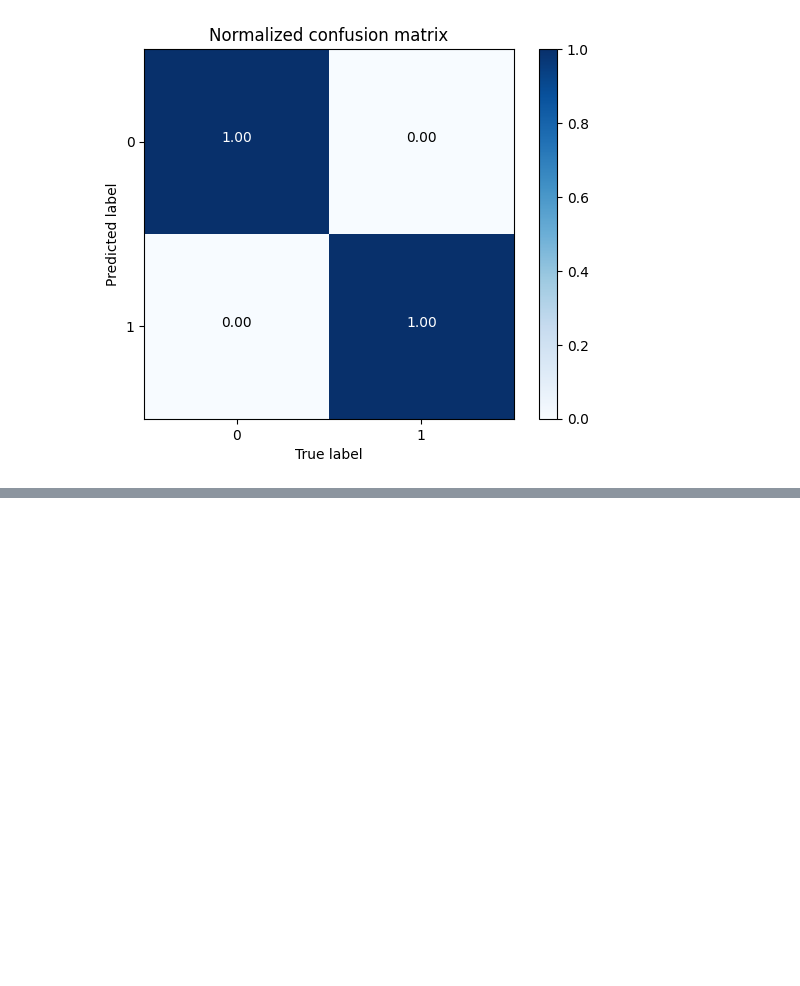
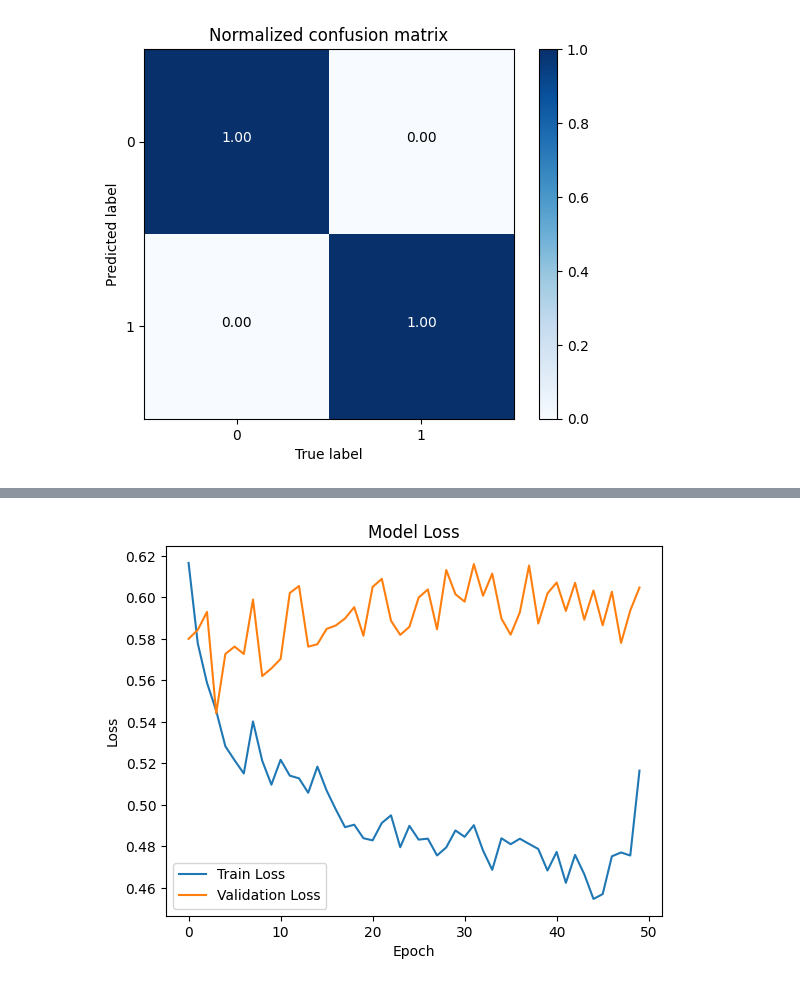
Before and after one commit to hongqin/AI4Health, a Jupyter notebook: A_Primer_on_Deep_Learning_in_Genomics_Public.ipynb, the cells around one changed output, grey strips where cells are left out. Cells and saved outputs as stored; diff of their text form; code cells hidden in the pictures; blank space fills up the shorter version.

Commit message:
add transformer encoder version

```diff
--- a/A_Primer_on_Deep_Learning_in_Genomics_Public.ipynb
+++ b/A_Primer_on_Deep_Learning_in_Genomics_Public.ipynb
@@ -327,3 +325,17 @@ If you found this tutorial helpful, kindly star the [associated GitHub repo](htt
 
 ref:
 https://chatgpt.com/share/679443c7-a80c-800c-8d0a-aab47b5781dd
+# %%
+import numpy as np
+import pandas as pd
+import matplotlib.pyplot as plt
+import requests
+
+SEQUENCES_URL = 'https://raw.githubusercontent.com/abidlabs/deep-learning-genomics-primer/master/sequences.txt'
+
+sequences = requests.get(SEQUENCES_URL).text.split('\n')
+sequences = list(filter(None, sequences))  # This removes empty sequences.
+
+# Let's print the first few sequences.
+pd.DataFrame(sequences, index=np.arange(1, len(sequences)+1),
+             columns=['Sequences']).head()
@@ -601,0 +722,75 @@ Confusion matrix:
+# %%
+# Set device
+device = torch.device("cuda" if torch.cuda.is_available() else "cpu")
+
+# Initialize the Transformer model
+model = TransformerClassifier(input_length=train_features.shape[1]).to(device)
+
+# Convert data to PyTorch tensors
+train_features_tensor = torch.tensor(train_features, dtype=torch.float32).to(device)
+train_labels_tensor = torch.tensor(train_labels, dtype=torch.float32).argmax(dim=1).to(device)
+
+# Create datasets and data loaders
+from torch.utils.data import DataLoader, random_split, TensorDataset
+
+dataset = TensorDataset(train_features_tensor, train_labels_tensor)
+train_size = int(0.75 * len(dataset))
+val_size = len(dataset) - train_size
+train_dataset, val_dataset = random_split(dataset, [train_size, val_size])
+
+train_loader = DataLoader(train_dataset, batch_size=32, shuffle=True)
+val_loader = DataLoader(val_dataset, batch_size=32)
+
+# Loss function and optimizer
+loss_fn = nn.CrossEntropyLoss()
+optimizer = torch.optim.Adam(model.parameters(), lr=0.001)
+
+# Training loop
+epochs = 50
+train_losses = []
+val_losses = []
+
+for epoch in range(epochs):
+    model.train()
+    train_loss = 0.0
+    for inputs, labels in train_loader:
+        inputs, labels = inputs.to(device), labels.to(device)
+
+        # Forward pass
+        outputs = model(inputs)
+        loss = loss_fn(outputs, labels)
+
+        # Backward pass and optimization
+        optimizer.zero_grad()
+        loss.backward()
+        optimizer.step()
+
+        train_loss += loss.item()
+    train_losses.append(train_loss / len(train_loader))
+
+    # Validation loop
+    model.eval()
+    val_loss = 0.0
+    with torch.no_grad():
+        for inputs, labels in val_loader:
+            inputs, labels = inputs.to(device), labels.to(device)
+
+            outputs = model(inputs)
+            loss = loss_fn(outputs, labels)
+            val_loss += loss.item()
+    val_losses.append(val_loss / len(val_loader))
+
+    print(f"Epoch {epoch+1}/{epochs}, Train Loss: {train_losses[-1]:.4f}, Val Loss: {val_losses[-1]:.4f}")
+
+# Plot the training and validation losses
+import matplotlib.pyplot as plt
+
+plt.figure()
+plt.plot(train_losses, label='Train Loss')
+plt.plot(val_losses, label='Validation Loss')
+plt.title('Model Loss')
+plt.ylabel('Loss')
+plt.xlabel('Epoch')
+plt.legend()
+plt.show()
+# %% [output]
@@ -601,0 +814 @@ Confusion matrix:
+[figure, added]
```
Also changed, not shown: parts of 8 cells of this notebook.
